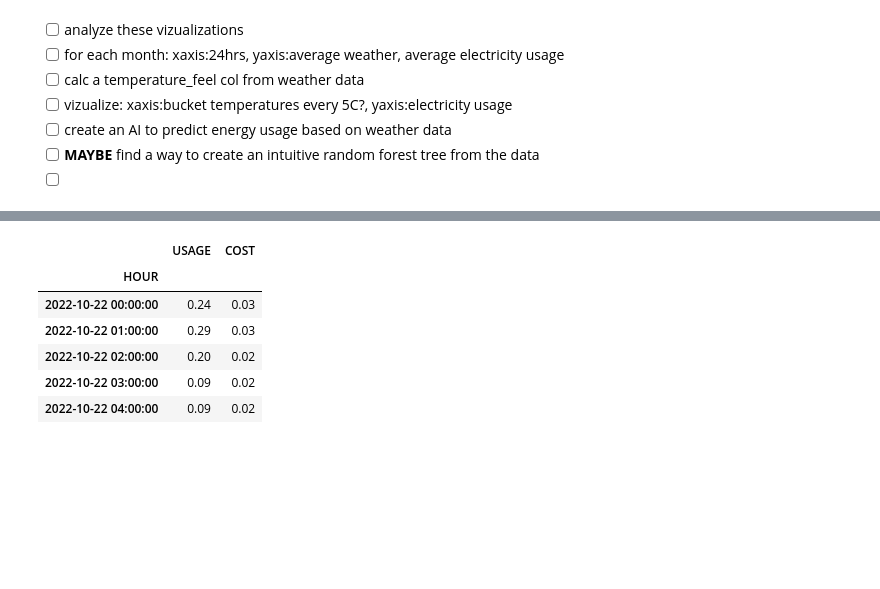
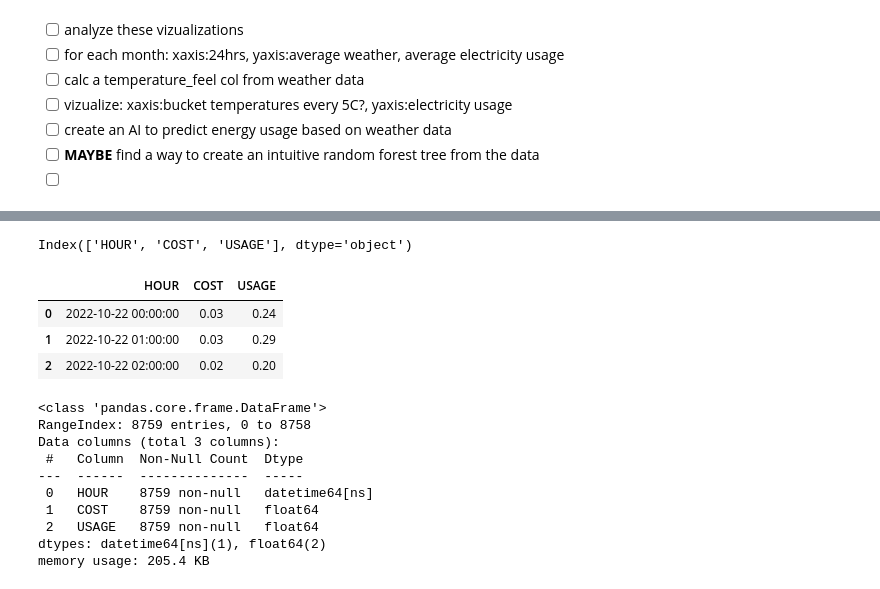
Before and after one commit to MichaelSalata/Energy_Use_Info, a Jupyter notebook: electricity_and_weather_analysis.ipynb, the cells around one changed output, grey strips where cells are left out. Drawn from its saved outputs; the diff is of its cells as text; code cells hidden in the pictures; blank space fills up the shorter version.

```diff
--- a/electricity_and_weather_analysis.ipynb
+++ b/electricity_and_weather_analysis.ipynb
@@ -133,6 +147,6 @@ memory usage: 549.2+ KB
 # %%
-# convert the time/START_TIME cols into Datetime objs
-energy_df['START_TIME'] = pd.to_datetime(energy_df['END_TIME'], infer_datetime_format=True)
-weather_df['time'] = pd.to_datetime(weather_df['time'], infer_datetime_format=True)
-print(energy_df['START_TIME'].dtypes, weather_df['time'].dtypes)
+# convert the time cols into Datetime objs
+weather_df['time'] = pd.to_datetime(weather_df['time'], format='%Y-%m-%d %H:%M:%S')
+print(weather_df['time'].dtypes)
+weather_df.head(4)
 # %% [output]
@@ -139,0 +159,5 @@ datetime64[ns] datetime64[ns]
+# %%
+# convert the START_TIME col into Datetime objs
+energy_df['START_TIME'] = pd.to_datetime(energy_df['START_TIME'], format='%Y-%m-%d %H:%M:%S')
+print(energy_df['START_TIME'].dtypes)
+energy_df.head(4)
@@ -139,0 +171,4 @@ datetime64[ns] datetime64[ns]
+# %%
+# convert half-hour data granularity of the energy_df into 1hr rows
+energy_df['HOUR'] = energy_df['START_TIME'].dt.floor('H')
+energy_df.head(4)
@@ -140,8 +181,6 @@ datetime64[ns] datetime64[ns]
 # %%
 # convert half-hour data granularity of the energy_df into 1hr rows
-#  create an 'HOUR' col to group/sum energy readings by and merge with the weather_df['time'] to
-energy_df['HOUR'] = energy_df['START_TIME'].dt.strftime("%Y-%m-%d %H:00:00")
-energy_df['HOUR'] = pd.to_datetime(energy_df['HOUR'], infer_datetime_format=True)
-energy_df['HOUR'].dtypes
-energy_df['HOUR'].head()
+energy_df['HOUR'] = energy_df['START_TIME'].dt.floor('H')
+print(energy_df['HOUR'].dtypes)
+energy_df.head(6)
 # %% [output]
@@ -154,12 +195,25 @@ Name: HOUR, dtype: datetime64[ns]
 # %%
 # convert half-hour data granularity of the energy_df into 1hr rows
-energy_df = energy_df.groupby('HOUR')['USAGE', 'COST'].sum()
-energy_df.head()
+energy_pivot = energy_df.pivot_table(index='HOUR', values=['USAGE', 'COST'], aggfunc='sum')
+energy_pivot.reset_index(inplace=True)
+print(energy_pivot.columns)
+energy_pivot.head(3)
 # %% [output]
+Index(['HOUR', 'COST', 'USAGE'], dtype='object')
-|  | USAGE | COST |
-| HOUR |  |  |
-| 2022-10-22 00:00:00 | 0.24 | 0.03 |
-| 2022-10-22 01:00:00 | 0.29 | 0.03 |
-| 2022-10-22 02:00:00 | 0.20 | 0.02 |
-| 2022-10-22 03:00:00 | 0.09 | 0.02 |
-| 2022-10-22 04:00:00 | 0.09 | 0.02 |
+|  | HOUR | COST | USAGE |
+| 0 | 2022-10-22 00:00:00 | 0.03 | 0.24 |
+| 1 | 2022-10-22 01:00:00 | 0.03 | 0.29 |
+| 2 | 2022-10-22 02:00:00 | 0.02 | 0.20 |
+# %%
+energy_pivot.info()
+# %% [output]
+<class 'pandas.core.frame.DataFrame'>
+RangeIndex: 8759 entries, 0 to 8758
+Data columns (total 3 columns):
+ #   Column  Non-Null Count  Dtype
+---  ------  --------------  -----
+ 0   HOUR    8759 non-null   datetime64[ns]
+ 1   COST    8759 non-null   float64
+ 2   USAGE   8759 non-null   float64
+dtypes: datetime64[ns](1), float64(2)
+memory usage: 205.4 KB
```
Also changed, not shown: parts of 11 cells of this notebook.
